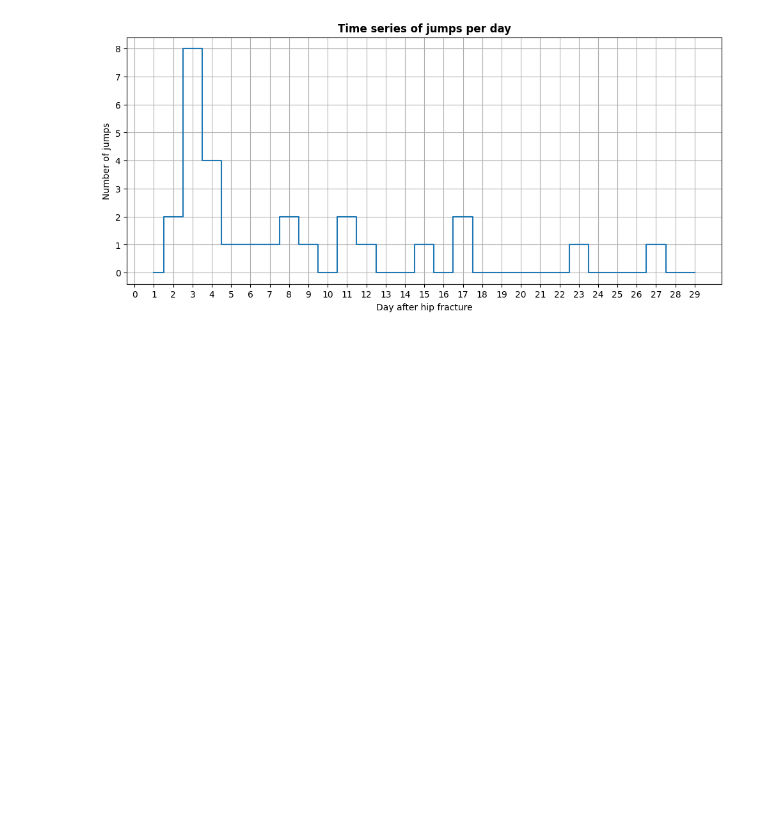
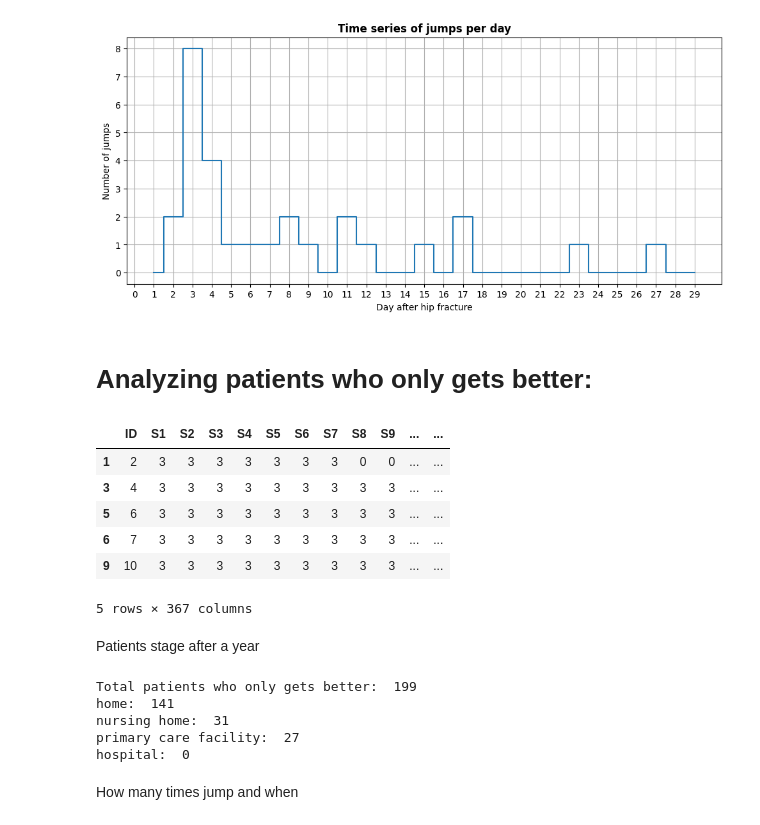
Before and after one commit to SaraGhR/hip-fracture-care-episodes, a Jupyter notebook: hip_fracture_analyzing_clustering.ipynb, the cells around one changed output. Cells and saved outputs as stored; diff of their text form; code cells hidden in the pictures; blank space fills up the shorter version.

```diff
--- a/hip_fracture_analyzing_clustering.ipynb
+++ b/hip_fracture_analyzing_clustering.ipynb
@@ -242,3 +230,32 @@ plt.grid(True)
 plt.show()
 # %% [output]
 [figure]
+# %% [markdown]
+# Analyzing patients who only gets better:
+# %%
+OGB = df[df["cluster"]=="Only gets better"]
+OGB.head()
+# %% [output]
+|  | ID | S1 | S2 | S3 | S4 | S5 | S6 | S7 | S8 | S9 | ... | ... |
+| 1 | 2 | 3 | 3 | 3 | 3 | 3 | 3 | 3 | 0 | 0 | ... | ... |
+| 3 | 4 | 3 | 3 | 3 | 3 | 3 | 3 | 3 | 3 | 3 | ... | ... |
+| 5 | 6 | 3 | 3 | 3 | 3 | 3 | 3 | 3 | 3 | 3 | ... | ... |
+| 6 | 7 | 3 | 3 | 3 | 3 | 3 | 3 | 3 | 3 | 3 | ... | ... |
+| 9 | 10 | 3 | 3 | 3 | 3 | 3 | 3 | 3 | 3 | 3 | ... | ... |
+5 rows × 367 columns
+# %% [markdown]
+Patients stage after a year
+# %%
+print("Total patients who only gets better: ", OGB.shape[0])
+print("home: ", OGB[OGB["S365"]==0].shape[0])
+print("nursing home: ", OGB[OGB["S365"]==1].shape[0])
+print("primary care facility: ", OGB[OGB["S365"]==2].shape[0])
+print("hospital: ", OGB[OGB["S365"]==3].shape[0])
+# %% [output]
+Total patients who only gets better:  199
+home:  141
+nursing home:  31
+primary care facility:  27
+hospital:  0
+# %% [markdown]
+How many times jump and when
```
Also changed, not shown: parts of 3 cells of this notebook.
